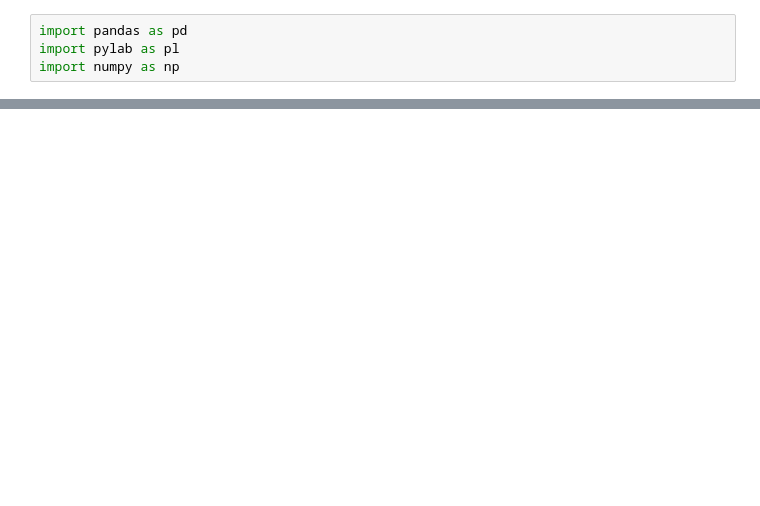
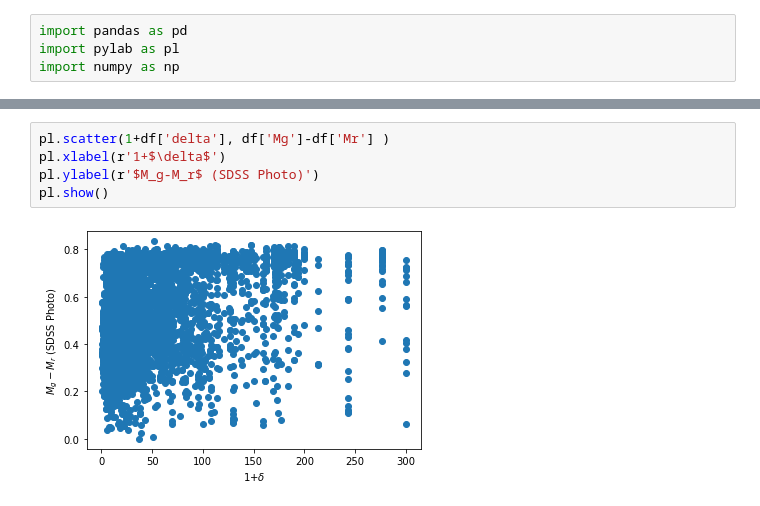
Before and after one commit to jsuarez314/cosmic_web_class, a Jupyter notebook: Photometric.ipynb, the cells around one changed output, grey strips where cells are left out. Cells and saved outputs as stored; diff of their text form; blank space fills up the shorter version.

```diff
--- a/Photometric.ipynb
+++ b/Photometric.ipynb
@@ -40,0 +52,7 @@ pl.show()
+# %%
+pl.scatter(1+df['delta'], df['Mg']-df['Mr'] )
+pl.xlabel(r'1+$\delta$')
+pl.ylabel(r'$M_g-M_r$ (SDSS Photo)')
+pl.show()
+# %% [output]
+[figure, added]
```
Also changed, not shown: parts of 5 cells of this notebook, 2 other files.
